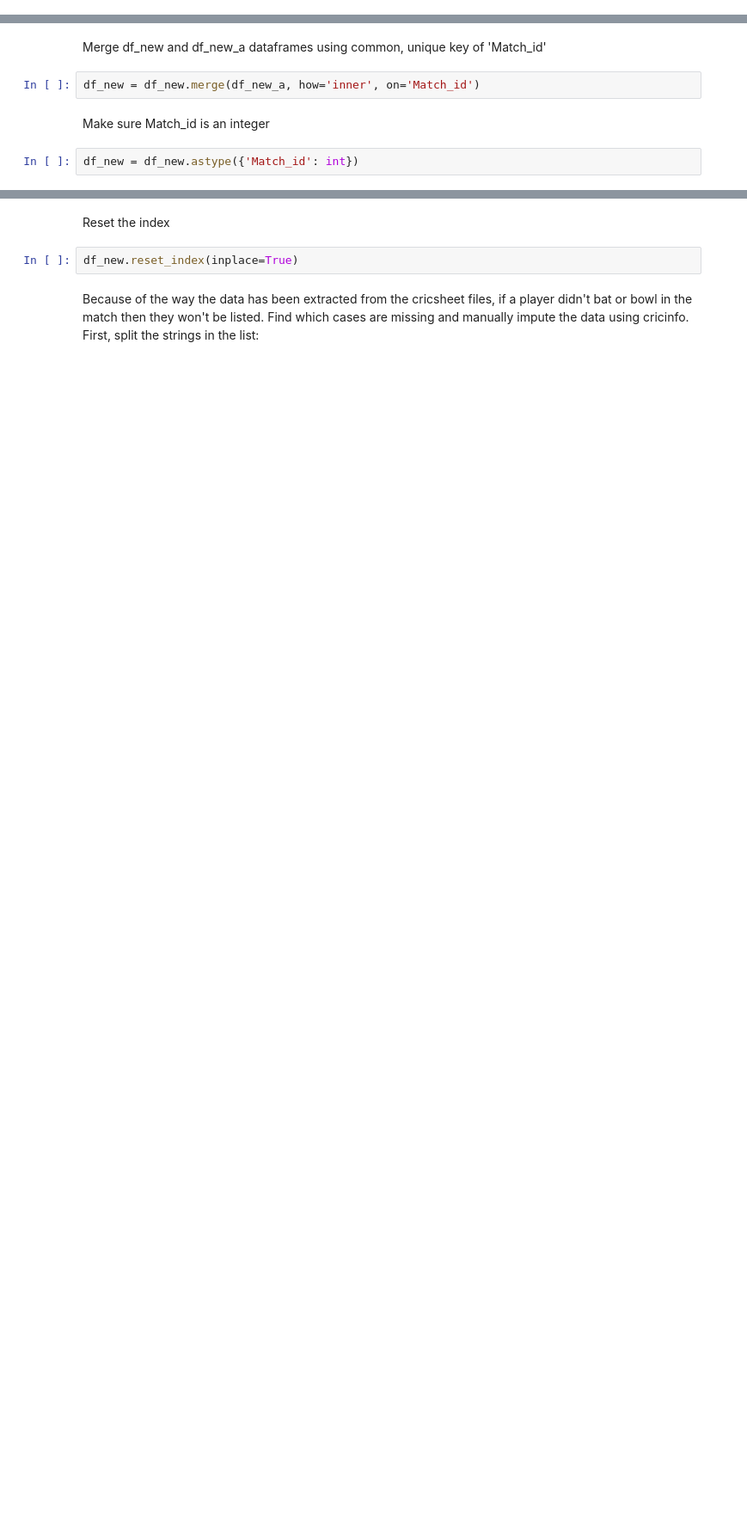
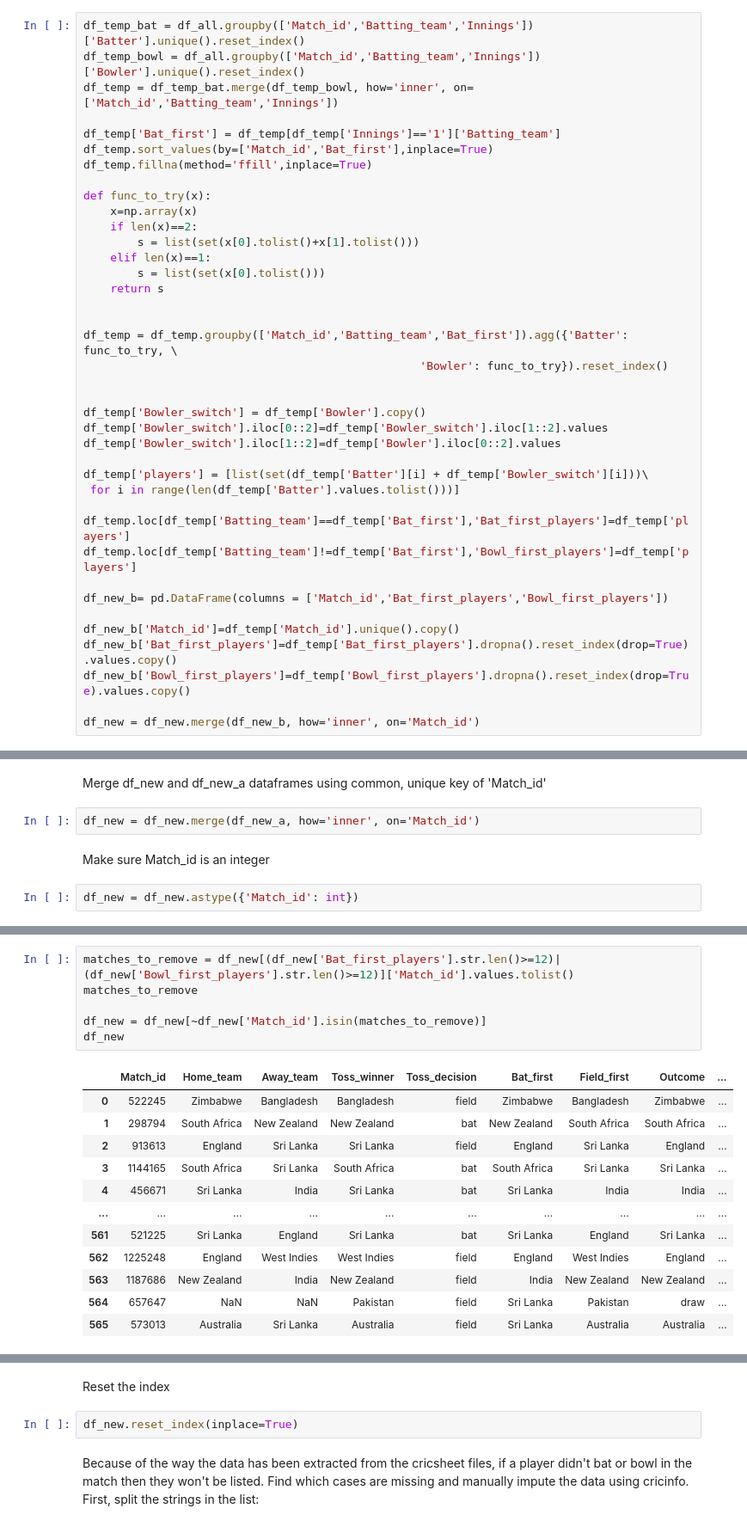
Before and after one commit to laurakcurrie/cricket-analytics, a Jupyter notebook: Test_match_data_preparation.ipynb, the cells around one changed output, grey strips where cells are left out. Shown: that part at 86% size. Cells and saved outputs as stored; diff of their text form; blank space fills up the shorter version.

```diff
--- a/Test_match_data_preparation.ipynb
+++ b/Test_match_data_preparation.ipynb
@@ -368,0 +332,39 @@ CHECK THIS FIXTURE WAS PLAYED AT A NEUTRAL VENUE: UAE Pakistan Sri Lanka
+# %%
+df_temp_bat = df_all.groupby(['Match_id','Batting_team','Innings'])['Batter'].unique().reset_index()
+df_temp_bowl = df_all.groupby(['Match_id','Batting_team','Innings'])['Bowler'].unique().reset_index()
+df_temp = df_temp_bat.merge(df_temp_bowl, how='inner', on=['Match_id','Batting_team','Innings'])
+
+df_temp['Bat_first'] = df_temp[df_temp['Innings']=='1']['Batting_team']
+df_temp.sort_values(by=['Match_id','Bat_first'],inplace=True)
+df_temp.fillna(method='ffill',inplace=True)
+
+def func_to_try(x):
+    x=np.array(x)
+    if len(x)==2:
+        s = list(set(x[0].tolist()+x[1].tolist()))
+    elif len(x)==1:
+        s = list(set(x[0].tolist()))
+    return s
+
+
+df_temp = df_temp.groupby(['Match_id','Batting_team','Bat_first']).agg({'Batter': func_to_try, \
+                                                  'Bowler': func_to_try}).reset_index()
+
+
+df_temp['Bowler_switch'] = df_temp['Bowler'].copy()
+df_temp['Bowler_switch'].iloc[0::2]=df_temp['Bowler_switch'].iloc[1::2].values
+df_temp['Bowler_switch'].iloc[1::2]=df_temp['Bowler'].iloc[0::2].values
+
+df_temp['players'] = [list(set(df_temp['Batter'][i] + df_temp['Bowler_switch'][i]))\
+ for i in range(len(df_temp['Batter'].values.tolist()))]
+
+df_temp.loc[df_temp['Batting_team']==df_temp['Bat_first'],'Bat_first_players']=df_temp['players']
+df_temp.loc[df_temp['Batting_team']!=df_temp['Bat_first'],'Bowl_first_players']=df_temp['players']
+
+df_new_b= pd.DataFrame(columns = ['Match_id','Bat_first_players','Bowl_first_players'])
+
+df_new_b['Match_id']=df_temp['Match_id'].unique().copy()
+df_new_b['Bat_first_players']=df_temp['Bat_first_players'].dropna().reset_index(drop=True).values.copy()
+df_new_b['Bowl_first_players']=df_temp['Bowl_first_players'].dropna().reset_index(drop=True).values.copy()
+
+df_new = df_new.merge(df_new_b, how='inner', on='Match_id')
@@ -387,0 +394,19 @@ Split each of the 'Home_players' and 'Away_players' lists so each player has the
+# %%
+matches_to_remove = df_new[(df_new['Bat_first_players'].str.len()>=12)|(df_new['Bowl_first_players'].str.len()>=12)]['Match_id'].values.tolist()
+matches_to_remove
+
+df_new = df_new[~df_new['Match_id'].isin(matches_to_remove)]
+df_new
+# %% [output]
+|  | Match_id | Home_team | Away_team | Toss_winner | Toss_decision | Bat_first | Field_first | Outcome | ... |
+| 0 | 522245 | Zimbabwe | Bangladesh | Bangladesh | field | Zimbabwe | Bangladesh | Zimbabwe | ... |
+| 1 | 298794 | South Africa | New Zealand | New Zealand | bat | New Zealand | South Africa | South Africa | ... |
+| 2 | 913613 | England | Sri Lanka | Sri Lanka | field | England | Sri Lanka | England | ... |
+| 3 | 1144165 | South Africa | Sri Lanka | South Africa | bat | South Africa | Sri Lanka | Sri Lanka | ... |
+| 4 | 456671 | Sri Lanka | India | Sri Lanka | bat | Sri Lanka | India | India | ... |
+| ... | ... | ... | ... | ... | ... | ... | ... | ... | ... |
+| 561 | 521225 | Sri Lanka | England | Sri Lanka | bat | Sri Lanka | England | Sri Lanka | ... |
+| 562 | 1225248 | England | West Indies | West Indies | field | England | West Indies | England | ... |
+| 563 | 1187686 | New Zealand | India | New Zealand | field | India | New Zealand | New Zealand | ... |
+| 564 | 657647 | NaN | NaN | Pakistan | field | Sri Lanka | Pakistan | draw | ... |
+| 565 | 573013 | Australia | Sri Lanka | Australia | field | Sri Lanka | Australia | Australia | ... |
```
Also changed, not shown: parts of 24 cells of this notebook, 2 other files.
